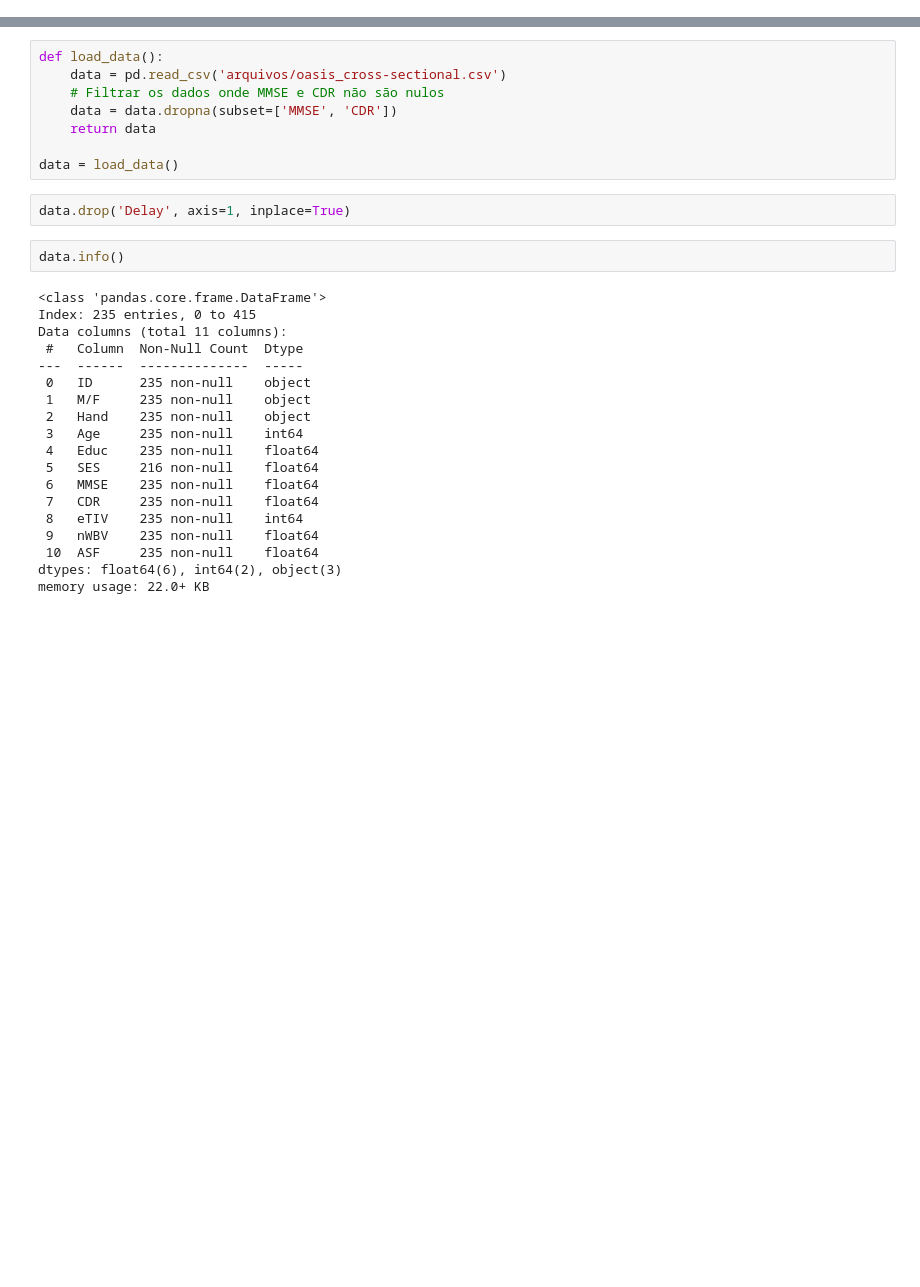
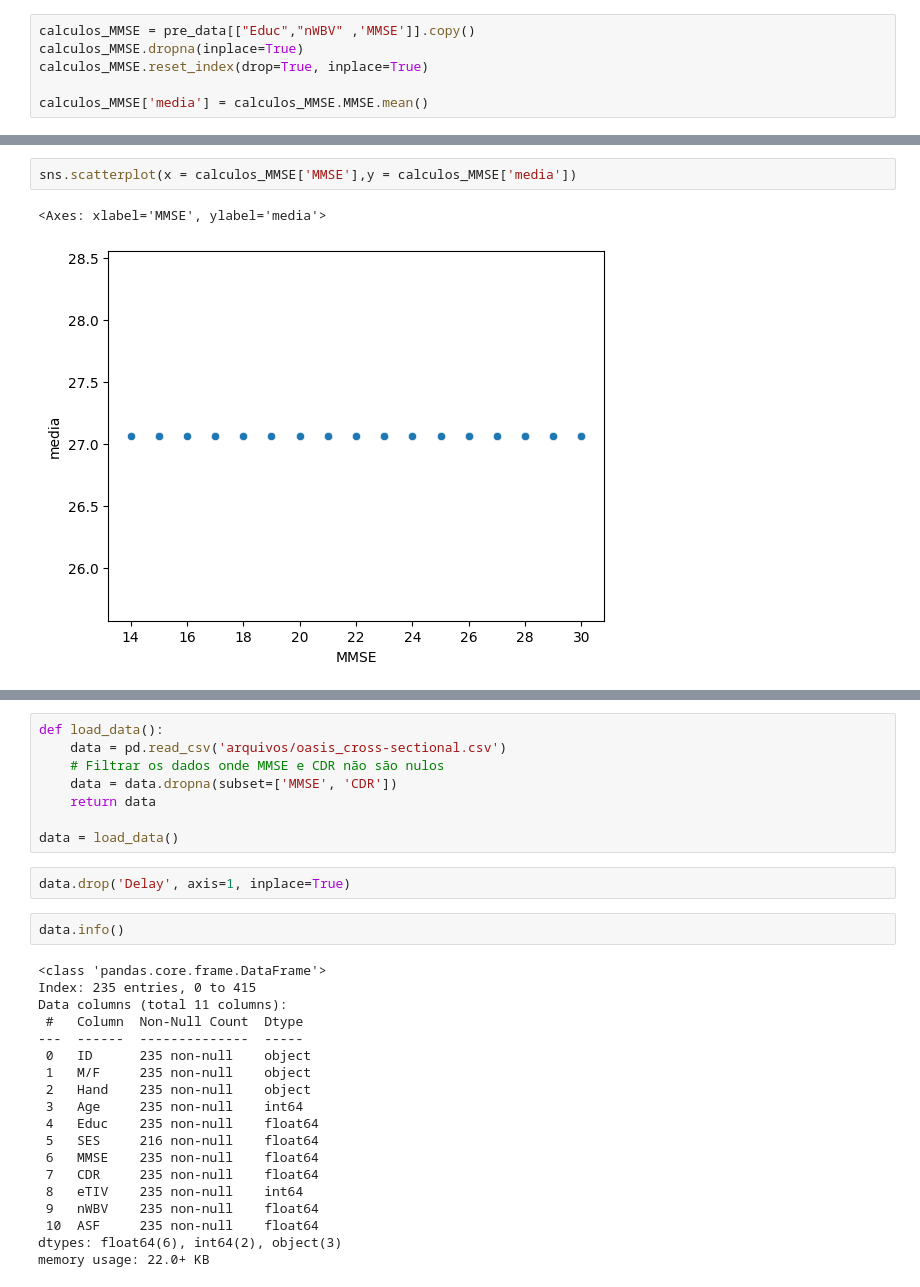
Before and after one commit to Joangopa/datascienceforneuro, a Jupyter notebook: testes.ipynb, the cells around one changed output, grey strips where cells are left out. Cells and saved outputs as stored; diff of their text form; blank space fills up the shorter version.

```diff
--- a/testes.ipynb
+++ b/testes.ipynb
@@ -3,0 +62,6 @@ import seaborn as sns
+# %%
+calculos_MMSE = pre_data[["Educ","nWBV" ,'MMSE']].copy()
+calculos_MMSE.dropna(inplace=True)
+calculos_MMSE.reset_index(drop=True, inplace=True)
+
+calculos_MMSE['media'] = calculos_MMSE.MMSE.mean()
@@ -3,0 +93,5 @@ import seaborn as sns
+# %%
+sns.scatterplot(x = calculos_MMSE['MMSE'],y = calculos_MMSE['media'])
+# %% [output]
+<Axes: xlabel='MMSE', ylabel='media'>
+[figure, added]
```
Also changed, not shown: parts of 15 cells of this notebook, 3 other files.
